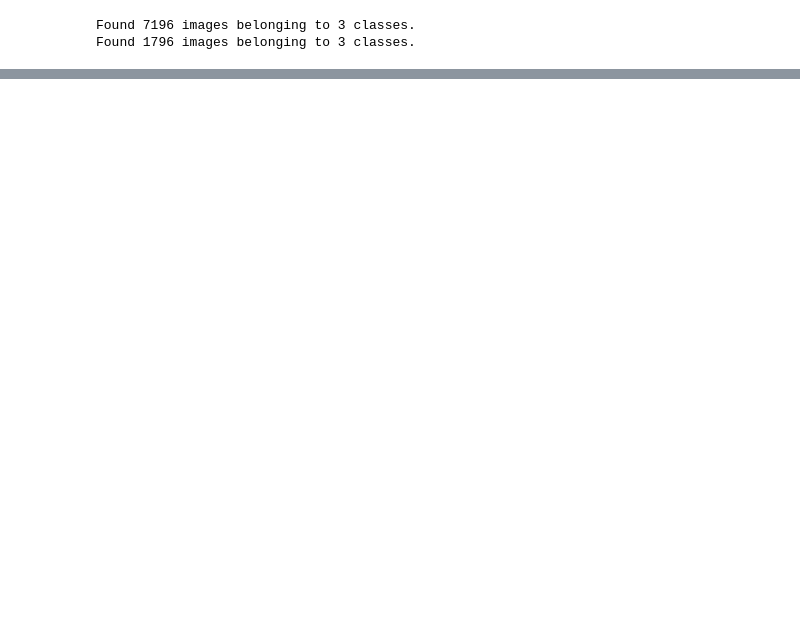
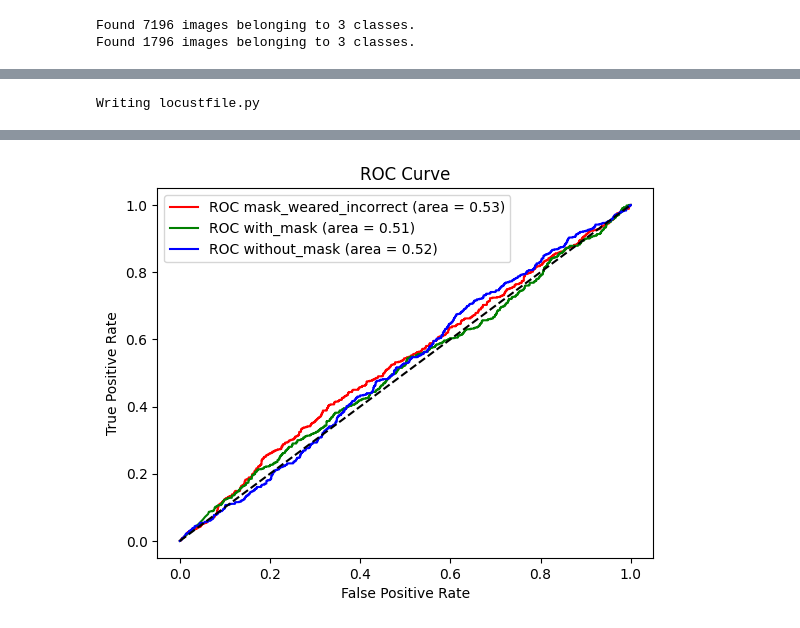
Before and after one commit to jkeza1/facemask-classification-pipeline, a Jupyter notebook: facemask_detection.ipynb, the cells around one changed output, grey strips where cells are left out. Cells and saved outputs as stored; diff of their text form; code cells hidden in the pictures; blank space fills up the shorter version.

Commit message:
Added ROC curve plotting with AUC scores for each class using predictions from validation generator; included one-hot encoding of y_test

```diff
--- a/facemask_detection.ipynb
+++ b/facemask_detection.ipynb
@@ -638,15 +491,19 @@ def check_performance(model, generator):
 # %%
-# Flask API Implementation (add new cell)
 from flask import Flask, request, jsonify
 import io
 from PIL import Image
 import numpy as np
+import os
+from tensorflow.keras.models import load_model  # ✅ Import this
 
 app = Flask(__name__)
 
 # Load model once
 model = load_model("/content/mask_detection_model.h5")
-class_names = list(train_generator.class_indices.keys())
+model.compile(optimizer='adam', loss='categorical_crossentropy', metrics=['accuracy'])
+
+# Dummy class mapping (replace with actual from training generator)
+class_names = ['with_mask', 'without_mask', 'mask_weared_incorrect']
 
 @app.route('/predict', methods=['POST'])
 def predict():
@@ -745,6 +597,8 @@ class ModelUser(HttpUser):
     def predict(self):
         with open("test_image.jpg", "rb") as f:
             self.client.post("/predict", files={"file": f})
+# %% [output]
+Writing locustfile.py
 # %%
 def retrain_with_new_data(new_data_dir, model_path):
     # Validate new data first
@@ -790,6 +644,16 @@ from itertools import cycle
 fpr = dict()
 tpr = dict()
 roc_auc = dict()
+import numpy as np
+
+# Get the number of batches
+val_steps = val_generator.samples // val_generator.batch_size + 1
+
+# Extract predictions and true labels
+y_pred = model.predict(val_generator, steps=val_steps)
+y_test = val_generator.classes
+y_test = np.eye(len(class_names))[y_test]  # One-hot encode the labels
+
 
 for i in range(len(class_names)):
     fpr[i], tpr[i], _ = roc_curve(y_test[:, i], y_pred[:, i])
@@ -806,3 +670,4 @@ plt.ylabel('True Positive Rate')
 plt.title('ROC Curve')
 plt.legend()
 plt.show()
+# %% [output]
@@ -808,0 +675 @@ plt.show()
+[figure, added]
```
Also changed, not shown: parts of 26 cells of this notebook.
